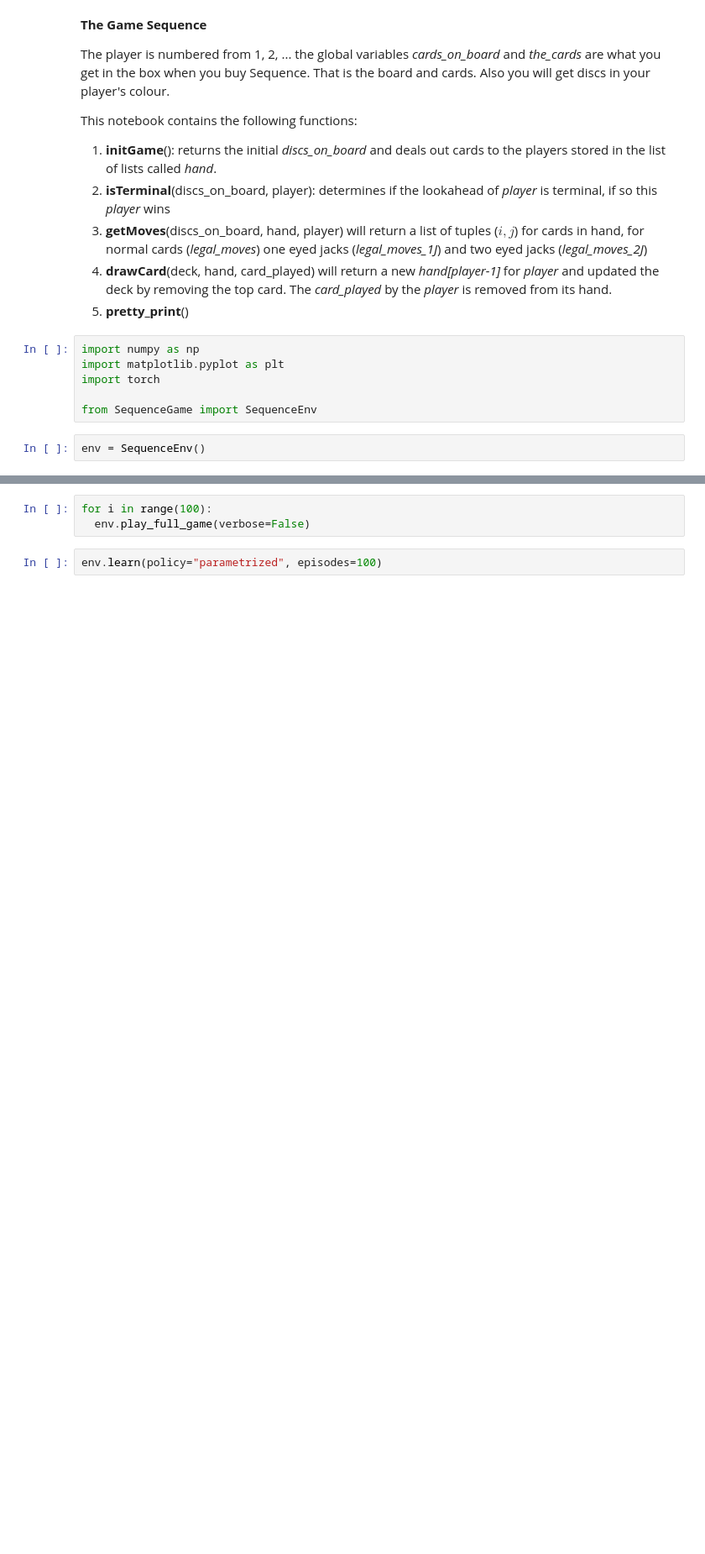
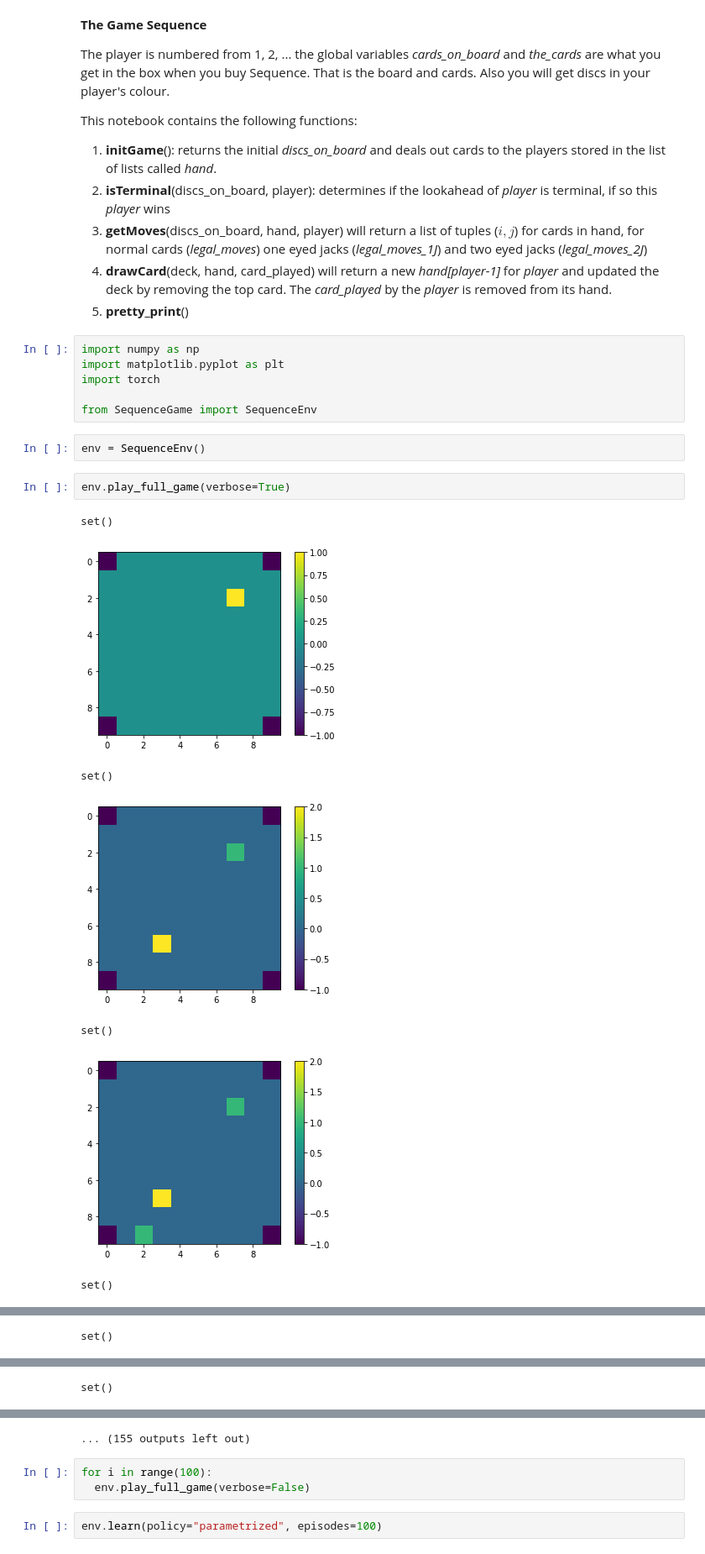
Before and after one commit to Culmenus/Teymi5-TV2, a Jupyter notebook: verk3/SequenceOO.ipynb, the cells around one changed output, grey strips where cells are left out. Shown at 84% size. Saved outputs shown, nothing was run; the diff lists cells and outputs as text; blank space fills up the shorter version.

```diff
--- a/verk3/SequenceOO.ipynb
+++ b/verk3/SequenceOO.ipynb
@@ -18,3 +18,13 @@ import torch
 from SequenceGame import SequenceEnv
 # %%
 env = SequenceEnv()
+# %%
+env.play_full_game(verbose=True)
+# %% [output]
+set()
+[figure, added]
+set()
+[figure, added]
+set()
+[figure, added]
+set()
@@ -20,0 +32 @@ env = SequenceEnv()
+set()
@@ -20,0 +34 @@ env = SequenceEnv()
+set()
@@ -21,3 +36,4 @@ env = SequenceEnv()
+... (155 outputs left out)
 # %%
 for i in range(100):
   env.play_full_game(verbose=False)
```
Also changed, not shown: parts of 2 cells of this notebook, 1 other file.
